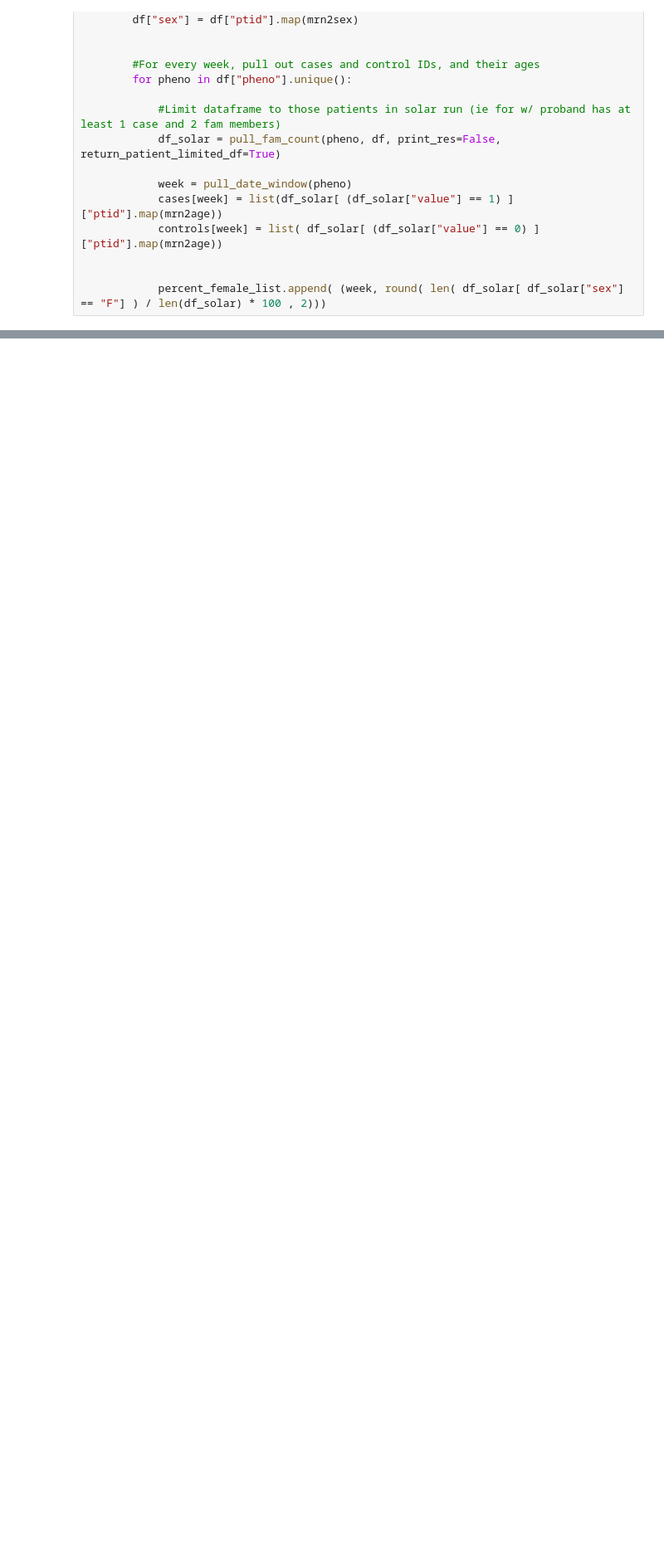
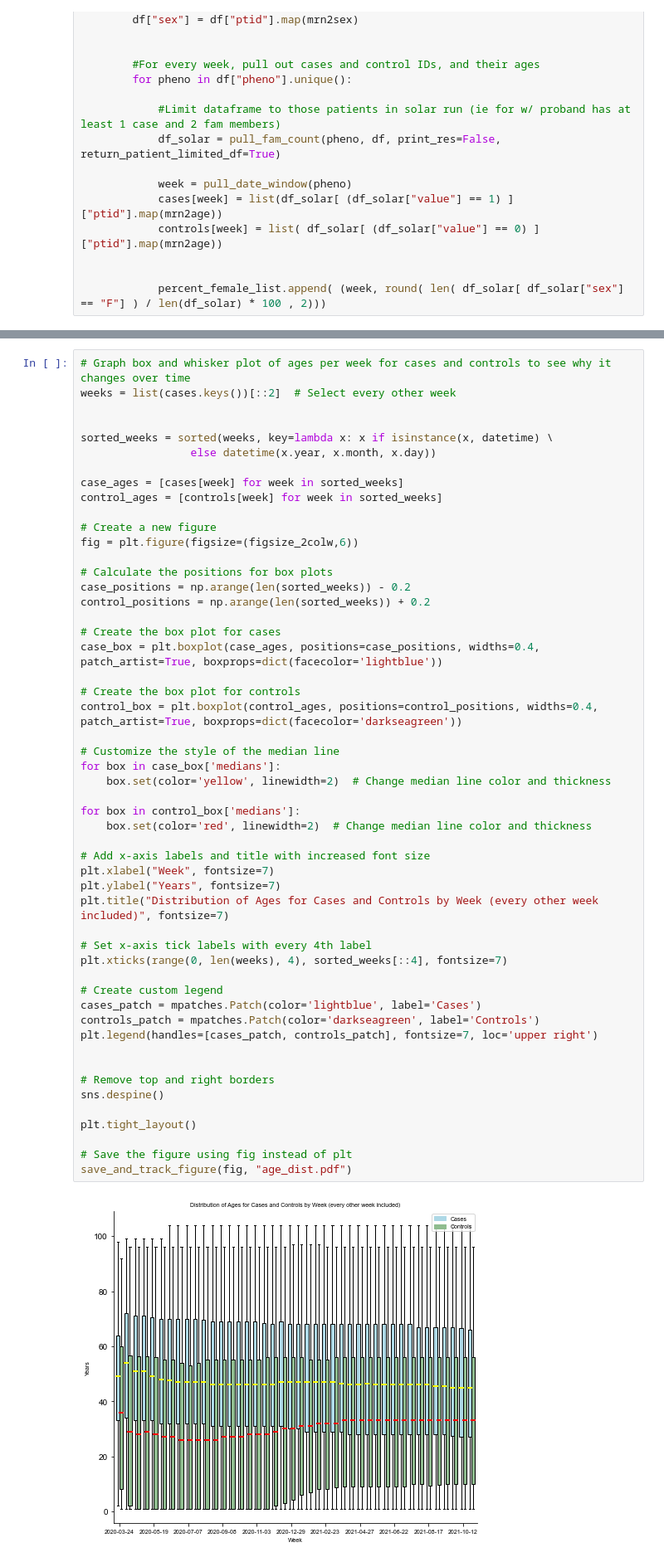
Before and after one commit to tatonetti-lab/covid-h2o, a Jupyter notebook: manuscript_demo_graphs.ipynb, the cells around one changed output, grey strips where cells are left out. Shown at 83% size. Cells and saved outputs as stored; diff of their text form; blank space fills up the shorter version.

```diff
--- a/manuscript_demo_graphs.ipynb
+++ b/manuscript_demo_graphs.ipynb
@@ -847,0 +827,54 @@ plt.show()
+# %%
+# Graph box and whisker plot of ages per week for cases and controls to see why it changes over time
+weeks = list(cases.keys())[::2]  # Select every other week
+
+
+sorted_weeks = sorted(weeks, key=lambda x: x if isinstance(x, datetime) \
+                 else datetime(x.year, x.month, x.day))
+
+case_ages = [cases[week] for week in sorted_weeks]
+control_ages = [controls[week] for week in sorted_weeks]
+
+# Create a new figure
+fig = plt.figure(figsize=(figsize_2colw,6))
+
+# Calculate the positions for box plots
+case_positions = np.arange(len(sorted_weeks)) - 0.2
+control_positions = np.arange(len(sorted_weeks)) + 0.2
+
+# Create the box plot for cases
+case_box = plt.boxplot(case_ages, positions=case_positions, widths=0.4, patch_artist=True, boxprops=dict(facecolor='lightblue'))
+
+# Create the box plot for controls
+control_box = plt.boxplot(control_ages, positions=control_positions, widths=0.4, patch_artist=True, boxprops=dict(facecolor='darkseagreen'))
+
+# Customize the style of the median line
+for box in case_box['medians']:
+    box.set(color='yellow', linewidth=2)  # Change median line color and thickness
+
+for box in control_box['medians']:
+    box.set(color='red', linewidth=2)  # Change median line color and thickness
+
+# Add x-axis labels and title with increased font size
+plt.xlabel("Week", fontsize=7)
+plt.ylabel("Years", fontsize=7)
+plt.title("Distribution of Ages for Cases and Controls by Week (every other week included)", fontsize=7)
+
+# Set x-axis tick labels with every 4th label
+plt.xticks(range(0, len(weeks), 4), sorted_weeks[::4], fontsize=7)
+
+# Create custom legend
+cases_patch = mpatches.Patch(color='lightblue', label='Cases')
+controls_patch = mpatches.Patch(color='darkseagreen', label='Controls')
+plt.legend(handles=[cases_patch, controls_patch], fontsize=7, loc='upper right')
+
+
+# Remove top and right borders
+sns.despine()
+
+plt.tight_layout()
+
+# Save the figure using fig instead of plt
+save_and_track_figure(fig, "age_dist.pdf")
+# %% [output]
+[figure, added]
```
Also changed, not shown: parts of 13 cells of this notebook, 2 other files.
